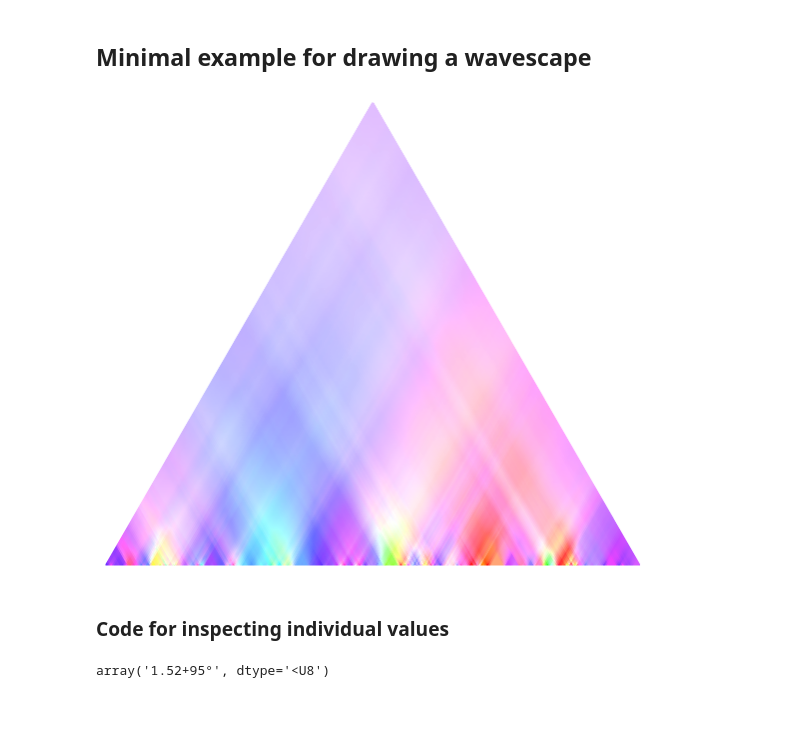
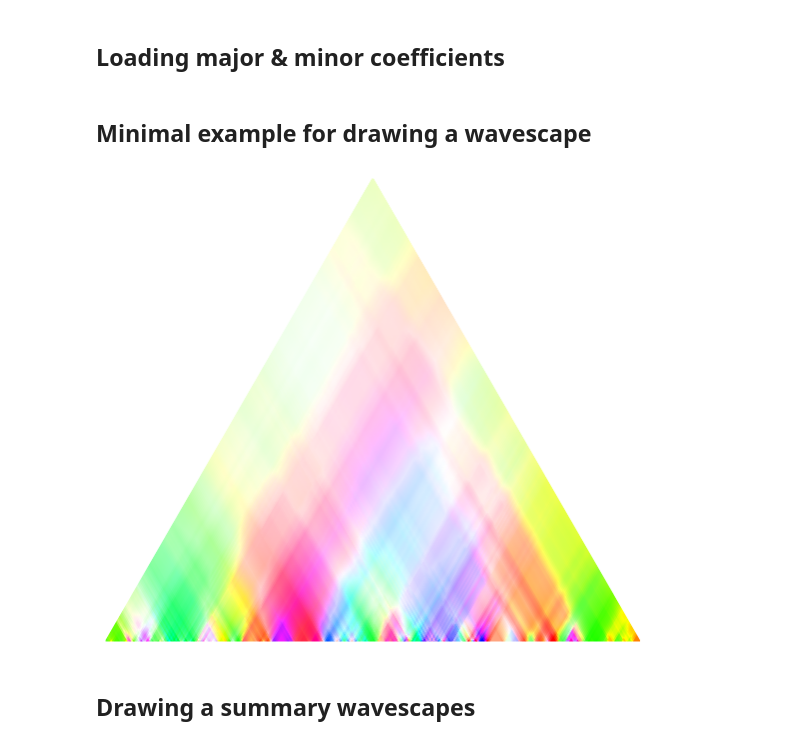
Before and after one commit to DCMLab/debussy, a Jupyter notebook: load_data.ipynb, the cells around one changed output. Cells and saved outputs as stored; diff of their text form; code cells hidden in the pictures; blank space fills up the shorter version.

Commit message:
adapted load_data notebook as discussed

```diff
--- a/load_data.ipynb
+++ b/load_data.ipynb
@@ -112,0 +18,5 @@ E.g. 'l000_etude': (284, 284, 6, 2)
+# %%
+DEBUSSY_REPO = '.'
+DATA_FOLDER = '~/DATA/debussy_figures/data'
+
+EXAMPLE_FNAME = 'l000_etude'
@@ -112,0 +174,6 @@ E.g. 'l000_etude': (284, 284, 6, 2)
+# %%
+mag_phase_mx_dict = get_mag_phase_mx(DATA_FOLDER, normalization='0c', indulge_prototypes=True)
+test_dict_keys(mag_phase_mx_dict, metadata)
+
+print(f"Matrices have the shape NxNx6x2, where the last dimension holds magnitude and phase for each of the 6 coefficients.\n"
+      f"E.g. '{EXAMPLE_FNAME}': {mag_phase_mx_dict[EXAMPLE_FNAME].shape}")
@@ -112,0 +237,2 @@ E.g. 'l000_etude': (284, 284, 6, 2)
+# %% [markdown]
+## Loading major & minor coefficients
@@ -113,64 +244,12 @@ E.g. 'l000_etude': (284, 284, 6, 2)
 # %% [markdown]
 ## Minimal example for drawing a wavescape
 # %%
-coeff = 5
-dft = dfts[example_fname]
-N = dft.shape[0]
-width = 500 if N <= 250 else 2 * N
-ws = Wavescape(complex_utm_to_ws_utm(dft, coeff=coeff), width=width)
+coeff_4_colors = circular_hue(mag_phase_mx_dict[EXAMPLE_FNAME][..., 3, :])
+length = coeff_4_colors.shape[0]
+width = 500 if length <= 250 else 2 * length
+ws = Wavescape(coeff_4_colors, width=width)
 ws.draw()
 # %% [output]
-[figure, old version]
+[figure, new version]
-# %% [markdown]
-### Code for inspecting individual values
-# %%
-def comp2str(c, dec=2):
-    magn = np.round(abs(c), dec)
-    ang = -round(np.angle(c, True)) % 360
-    return f"{magn}+{ang}°"
-
-format_comp = np.vectorize(comp2str)
-
-def get_coeff(dft, x, y, coeff=None, angles=True, invert_x=True):
-    """View magnitude and phase of a particular point in the matrix.
-
-    Parameters
-    ----------
-    dft : np.array
-        (NxNx6) complex matrix
-    x : int
-        By default, the leftmost index of the selected interval. If `invert_x` is set to False,
-        x designates the row of the wavescape.
-    y : int
-        y-1 is the rightmost index of the selected interval.
-    coeff : int, optional
-        If you want to look at a single coefficient, pass a number between 0 and 6, otherwise all
-        7 will be returned.
-    angles : bool, optional
-        By default, the complex number will be converted into a string containing the rounded
-        magnitude and the angle in degrees. Pass false to get the raw complex number.
-    invert_x : bool, optional
-        See `x`.
-
-    Returns
-    -------
-    np.array[str or complex]
-        Shape 1 or 7 depending on `coeff`, dtype depends on `angles`.
-    """
-    xs, ys, _ = dft.shape
-    assert 0 <= x < xs, f"0 <= x < {xs}; received x = {x}"
-    assert 0 <= y < ys, f"0 <= y < {ys}; received y = {y}"
-    if invert_x:
-        x = y - x
-    if coeff is None:
-        result = dft[x][y]
-    else:
-        assert 0 <= coeff < 7, "0 <= coeff < 7"
-        result = dft[x][y][coeff]
-    if angles:
-        return format_comp(result)
-    return result
-
-get_coeff(dft, 4, 4, 5)
-# %% [output]
-array('1.52+95°', dtype='<U8')
+# %% [markdown]
+## Drawing a summary wavescapes
```
Also changed, not shown: parts of 47 cells of this notebook, 2 other files.
